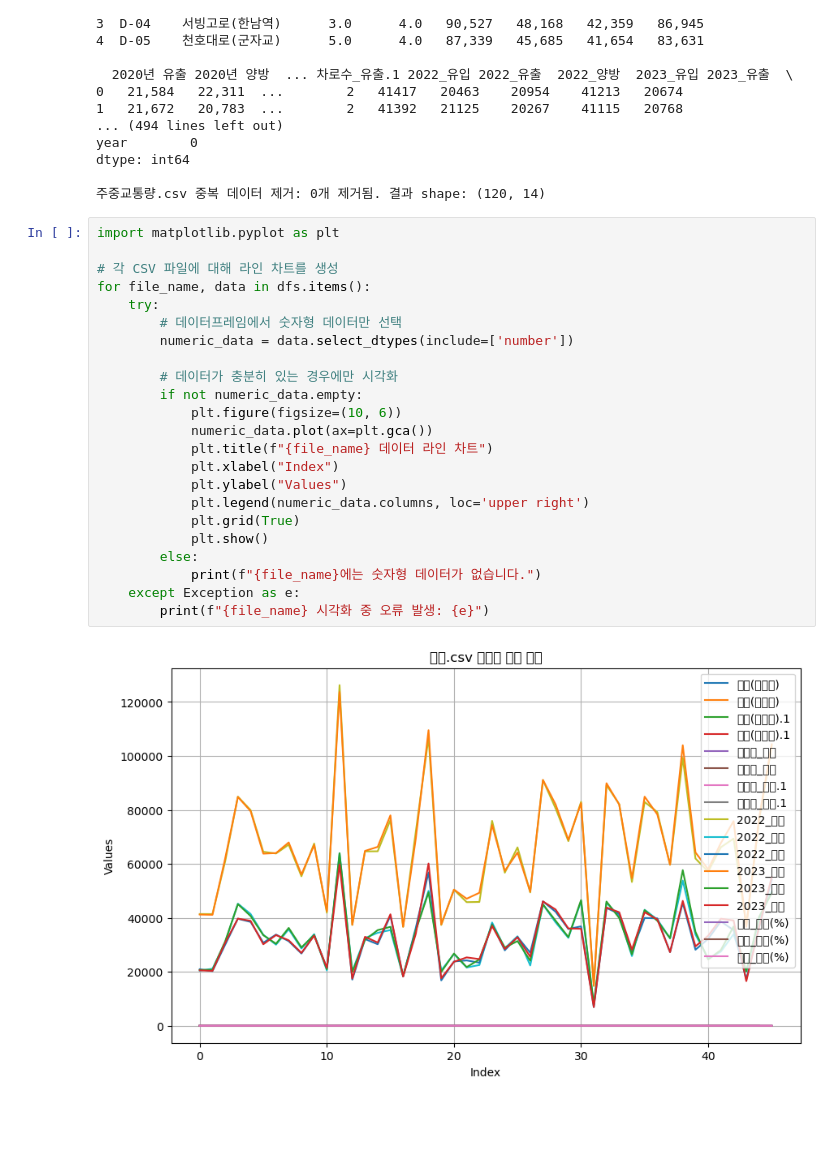
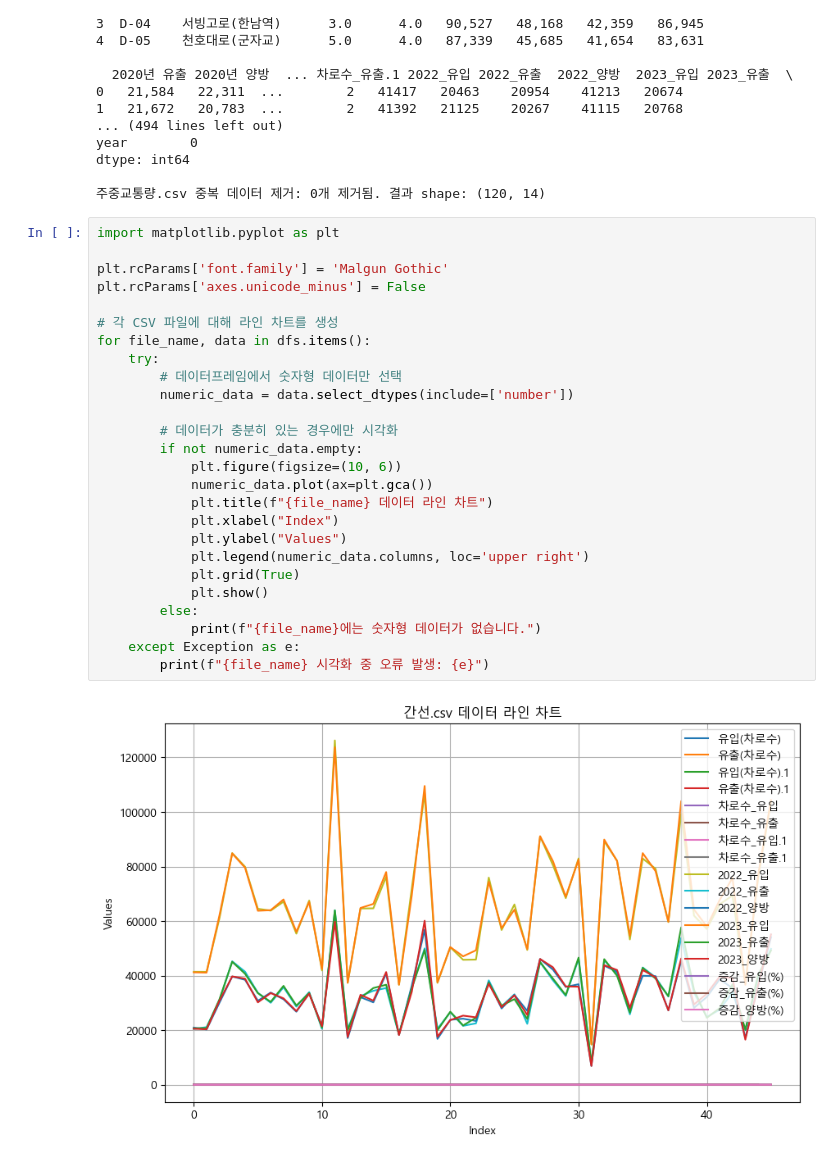
Before and after one commit to leehj24/Traffic, a Jupyter notebook: trafic.ipynb, the cells around one changed output. Saved outputs shown, nothing was run; the diff lists cells and outputs as text; blank space fills up the shorter version.

```diff
--- a/trafic.ipynb
+++ b/trafic.ipynb
@@ -61,26 +61,29 @@ dtype: int64
 주중교통량.csv 중복 데이터 제거: 0개 제거됨. 결과 shape: (120, 14)
 # %%
 import matplotlib.pyplot as plt
+
+plt.rcParams['font.family'] = 'Malgun Gothic'
+plt.rcParams['axes.unicode_minus'] = False
 
 # 각 CSV 파일에 대해 라인 차트를 생성
 for file_name, data in dfs.items():
     try:
         # 데이터프레임에서 숫자형 데이터만 선택
         numeric_data = data.select_dtypes(include=['number'])
 
         # 데이터가 충분히 있는 경우에만 시각화
         if not numeric_data.empty:
             plt.figure(figsize=(10, 6))
             numeric_data.plot(ax=plt.gca())
             plt.title(f"{file_name} 데이터 라인 차트")
             plt.xlabel("Index")
             plt.ylabel("Values")
             plt.legend(numeric_data.columns, loc='upper right')
             plt.grid(True)
             plt.show()
         else:
             print(f"{file_name}에는 숫자형 데이터가 없습니다.")
     except Exception as e:
         print(f"{file_name} 시각화 중 오류 발생: {e}")
 # %% [output]
-[figure, old version]
+[figure, new version]
```
Also changed, not shown: parts of 1 cell of this notebook, 1 other file.
